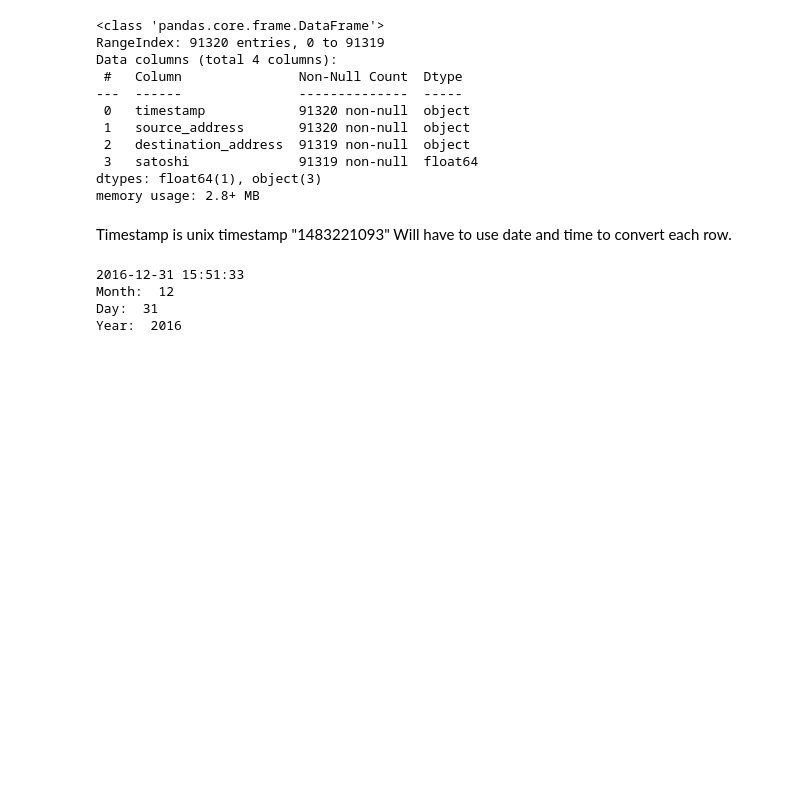
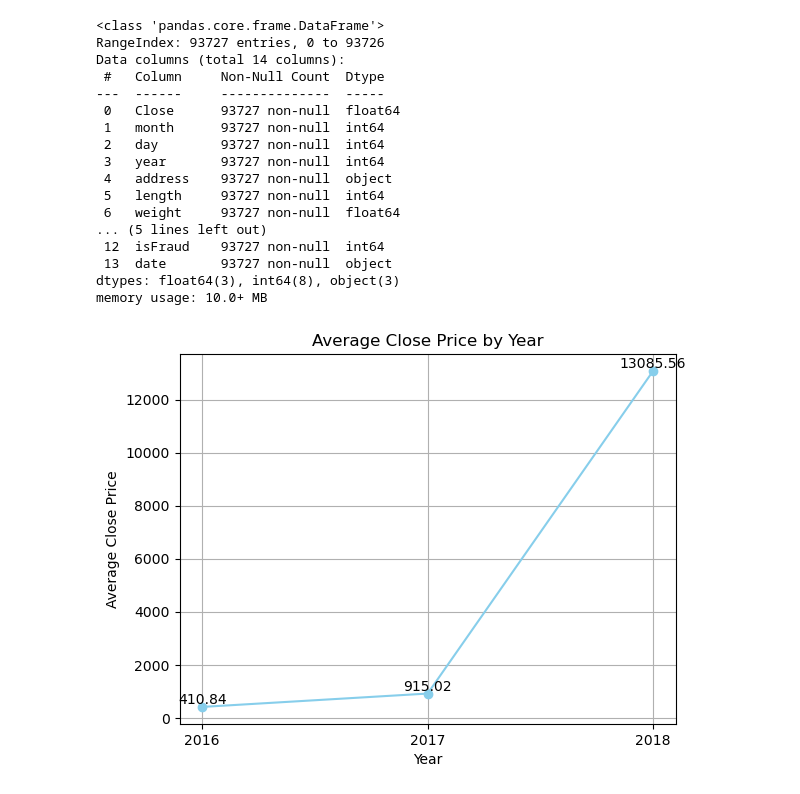
Before and after one commit to yaelBrown/Detecting-Fraud-in-Blockchain, a Jupyter notebook: notebooks/btc_datasets_eda.ipynb, the cells around one changed output. Cells and saved outputs as stored; diff of their text form; code cells hidden in the pictures; blank space fills up the shorter version.

```diff
--- a/notebooks/btc_datasets_eda.ipynb
+++ b/notebooks/btc_datasets_eda.ipynb
@@ -141,31 +53,41 @@ Index(['timestamp', 'source_address', 'destination_address', 'satoshi'], dtype='
 # %%
-df_btc_harvardDataTest.info()
+data.info()
 # %% [output]
 <class 'pandas.core.frame.DataFrame'>
-RangeIndex: 91320 entries, 0 to 91319
-Data columns (total 4 columns):
- #   Column               Non-Null Count  Dtype
----  ------               --------------  -----
- 0   timestamp            91320 non-null  object
- 1   source_address       91320 non-null  object
- 2   destination_address  91319 non-null  object
- 3   satoshi              91319 non-null  float64
-dtypes: float64(1), object(3)
-memory usage: 2.8+ MB
+RangeIndex: 93727 entries, 0 to 93726
+Data columns (total 14 columns):
+ #   Column     Non-Null Count  Dtype
+---  ------     --------------  -----
+ 0   Close      93727 non-null  float64
+ 1   month      93727 non-null  int64
+ 2   day        93727 non-null  int64
+ 3   year       93727 non-null  int64
+ 4   address    93727 non-null  object
+ 5   length     93727 non-null  int64
+ 6   weight     93727 non-null  float64
+... (5 lines left out)
+ 12  isFraud    93727 non-null  int64
+ 13  date       93727 non-null  object
+dtypes: float64(3), int64(8), object(3)
+memory usage: 10.0+ MB
-# %% [markdown]
-Timestamp is unix timestamp "1483221093" Will have to use date and time to convert each row.
-# %%
-from datetime import datetime
-
-timestamp = datetime.fromtimestamp(1483221093)
-
-print(timestamp)
-
-print("Month: ", timestamp.month)
-print("Day: ", timestamp.day)
-print("Year: ", timestamp.year)
-# %% [output]
-2016-12-31 15:51:33
-Month:  12
-Day:  31
-Year:  2016
+# %%
+# Average closing price
+average_close_by_year = data.groupby('year')['Close'].mean().reset_index()
+
+plt.plot(average_close_by_year['year'], average_close_by_year['Close'], marker='o', color='skyblue', linestyle='-')
+
+plt.xlabel('Year')
+plt.ylabel('Average Close Price')
+plt.title('Average Close Price by Year')
+plt.grid(True)
+
+plt.xticks(average_close_by_year['year'])
+
+for idx, val in enumerate(average_close_by_year['Close']):
+    plt.text(average_close_by_year['year'][idx], val, f'{val:.2f}', ha='center', va='bottom')
+
+plt.savefig('../assets/images/figures/average_close_by_year.png', format='png', dpi=300)
+
+plt.show()
+# %% [output]
+[figure, added]
```
Also changed, not shown: parts of 19 cells of this notebook, 10 other files.
